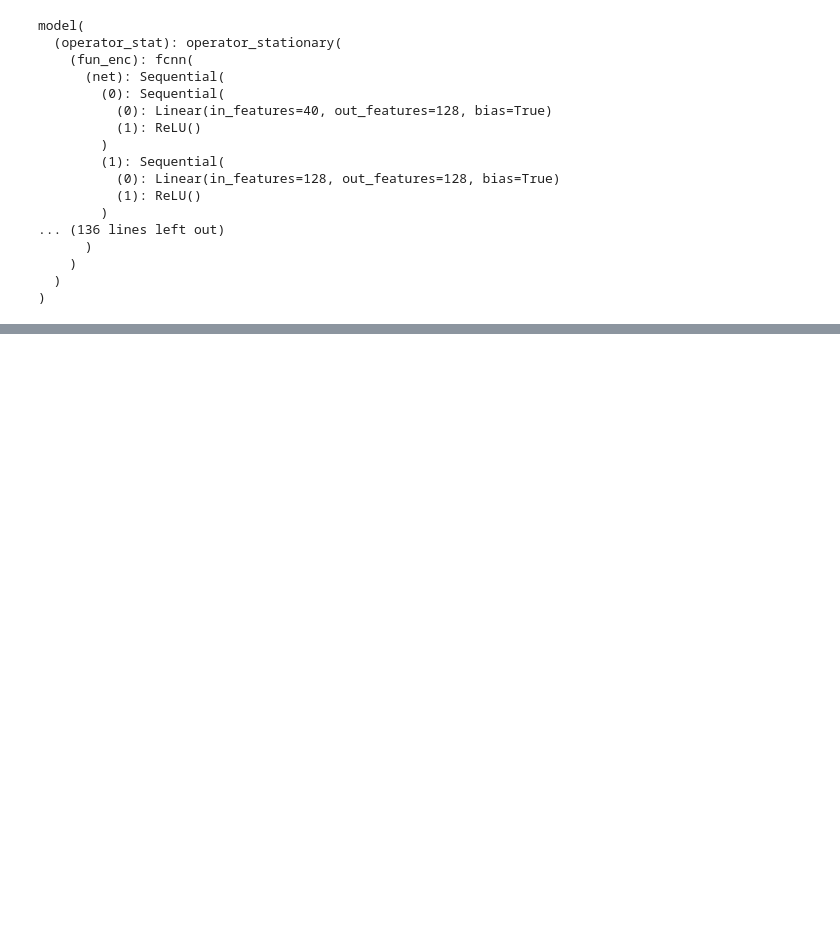
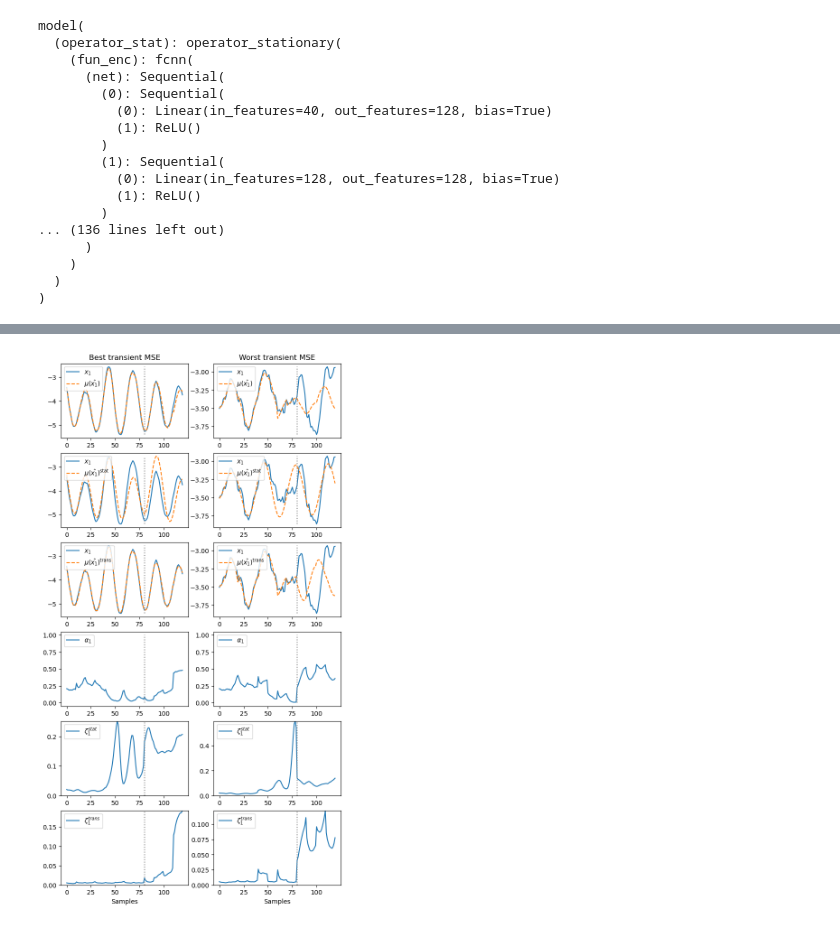
Before and after one commit to maalberg/kind, a Jupyter notebook: notebooks/baselines/04_tesla_kind_train_trans.ipynb, the cells around one changed output, grey strips where cells are left out. Drawn from its saved outputs; the diff is of its cells as text; code cells hidden in the pictures; blank space fills up the shorter version.

```diff
--- a/notebooks/baselines/04_tesla_kind_train_trans.ipynb
+++ b/notebooks/baselines/04_tesla_kind_train_trans.ipynb
@@ -177,0 +191,9 @@ utils_plot.plot_mse_extreme(model, mse, datadir, timeseries_nsample)
+# %%
+utils_plot.plot_mse_extreme(
+    model,
+    datadir,
+    timeseries_nsample,
+    mse_trans, mse_type='transient',
+    datasaved=True, savedir='../../savedata/baselines/tesla')
+# %% [output]
+[figure, added]
```
Also changed, not shown: parts of 7 cells of this notebook, 3 other files.
